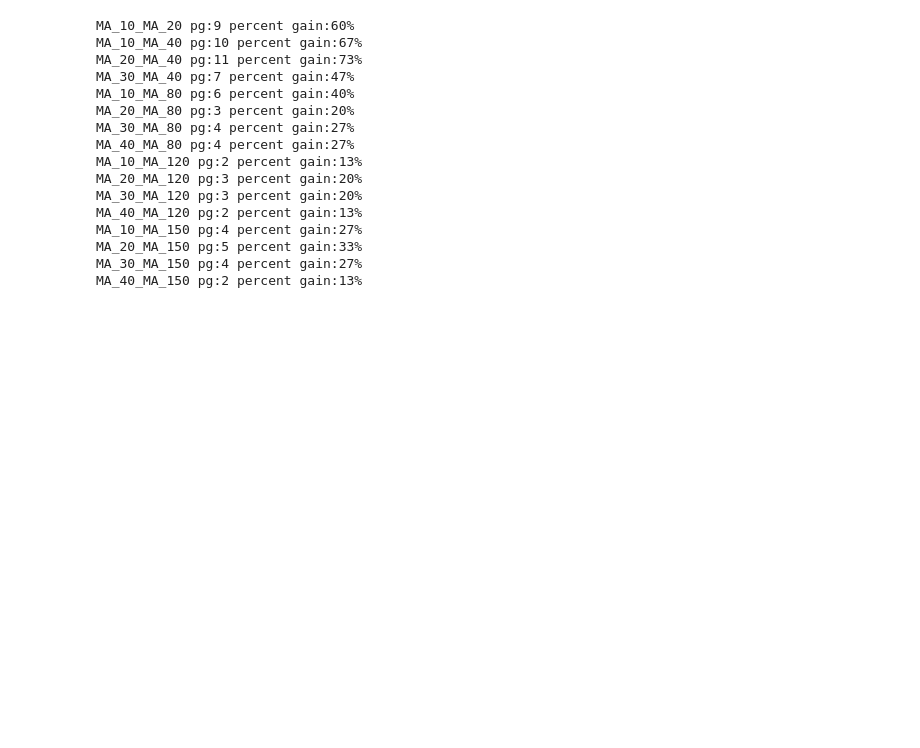
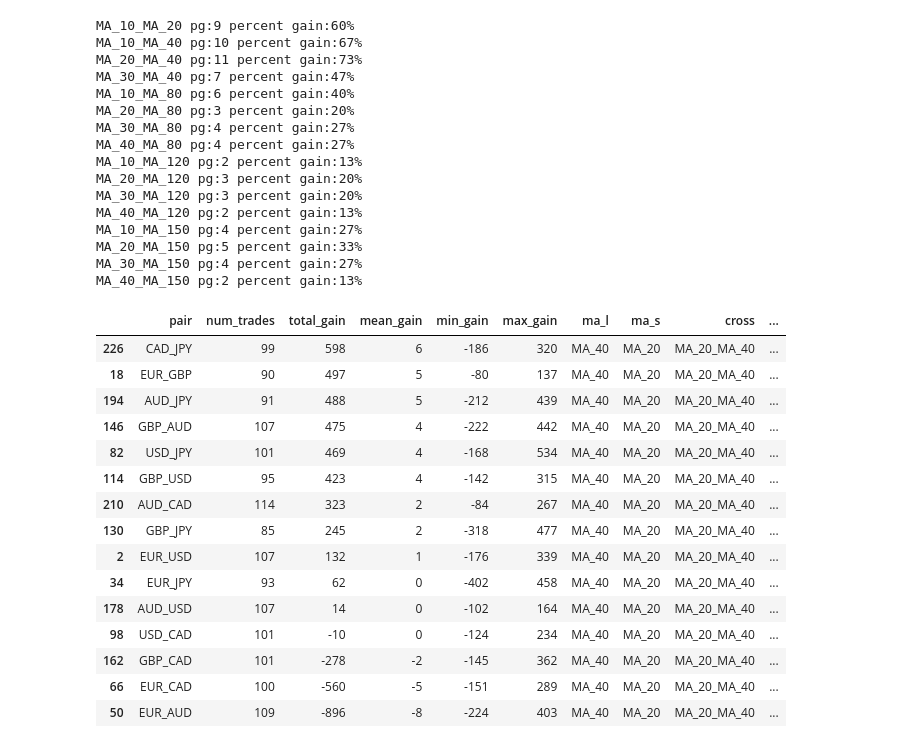
Before and after one commit to itsmarcotime/Forex_trading_system_in_Python, a Jupyter notebook: jupyter_notes/MA_Cross.ipynb, the cells around one changed output. Drawn from its saved outputs; the diff is of its cells as text; code cells hidden in the pictures; blank space fills up the shorter version.

```diff
--- a/jupyter_notes/MA_Cross.ipynb
+++ b/jupyter_notes/MA_Cross.ipynb
@@ -86,3 +86,26 @@ MA_10_MA_150 pg:4 percent gain:27%
 MA_20_MA_150 pg:5 percent gain:33%
 MA_30_MA_150 pg:4 percent gain:27%
 MA_40_MA_150 pg:2 percent gain:13%
+# %%
+cross = "MA_20_MA_40"
+df_MA_20_MA_40 = df_ma_res_h1[df_ma_res_h1.cross == cross].copy()
+df_MA_20_MA_40.sort_values(by="total_gain", ascending=False, inplace=True)
+# %%
+df_MA_20_MA_40
+# %% [output]
+|  | pair | num_trades | total_gain | mean_gain | min_gain | max_gain | ma_l | ma_s | cross | ... |
+| 226 | CAD_JPY | 99 | 598 | 6 | -186 | 320 | MA_40 | MA_20 | MA_20_MA_40 | ... |
+| 18 | EUR_GBP | 90 | 497 | 5 | -80 | 137 | MA_40 | MA_20 | MA_20_MA_40 | ... |
+| 194 | AUD_JPY | 91 | 488 | 5 | -212 | 439 | MA_40 | MA_20 | MA_20_MA_40 | ... |
+| 146 | GBP_AUD | 107 | 475 | 4 | -222 | 442 | MA_40 | MA_20 | MA_20_MA_40 | ... |
+| 82 | USD_JPY | 101 | 469 | 4 | -168 | 534 | MA_40 | MA_20 | MA_20_MA_40 | ... |
+| 114 | GBP_USD | 95 | 423 | 4 | -142 | 315 | MA_40 | MA_20 | MA_20_MA_40 | ... |
+| 210 | AUD_CAD | 114 | 323 | 2 | -84 | 267 | MA_40 | MA_20 | MA_20_MA_40 | ... |
+| 130 | GBP_JPY | 85 | 245 | 2 | -318 | 477 | MA_40 | MA_20 | MA_20_MA_40 | ... |
+| 2 | EUR_USD | 107 | 132 | 1 | -176 | 339 | MA_40 | MA_20 | MA_20_MA_40 | ... |
+| 34 | EUR_JPY | 93 | 62 | 0 | -402 | 458 | MA_40 | MA_20 | MA_20_MA_40 | ... |
+| 178 | AUD_USD | 107 | 14 | 0 | -102 | 164 | MA_40 | MA_20 | MA_20_MA_40 | ... |
+| 98 | USD_CAD | 101 | -10 | 0 | -124 | 234 | MA_40 | MA_20 | MA_20_MA_40 | ... |
+| 162 | GBP_CAD | 101 | -278 | -2 | -145 | 362 | MA_40 | MA_20 | MA_20_MA_40 | ... |
+| 66 | EUR_CAD | 100 | -560 | -5 | -151 | 289 | MA_40 | MA_20 | MA_20_MA_40 | ... |
+| 50 | EUR_AUD | 109 | -896 | -8 | -224 | 403 | MA_40 | MA_20 | MA_20_MA_40 | ... |
```
Also changed, not shown: parts of 4 cells of this notebook.
